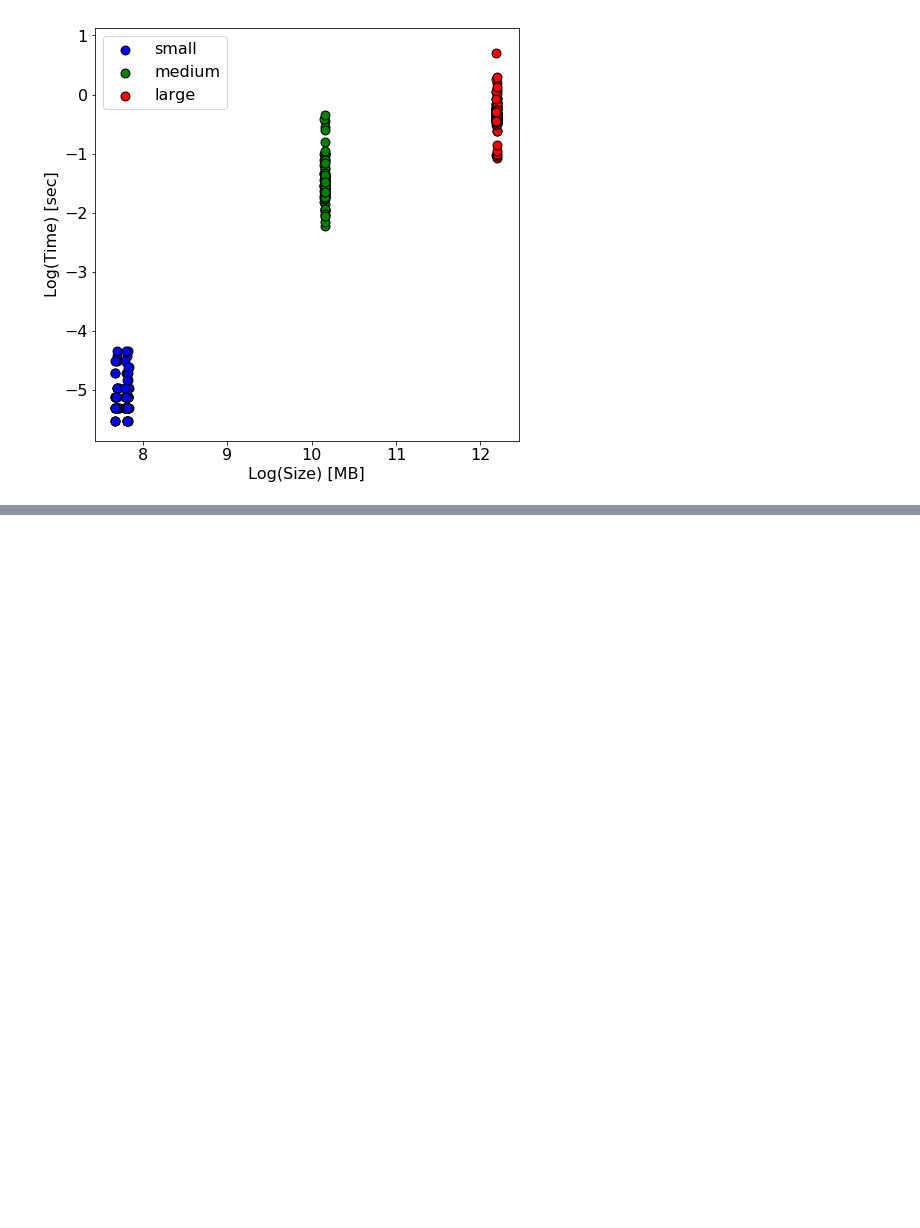
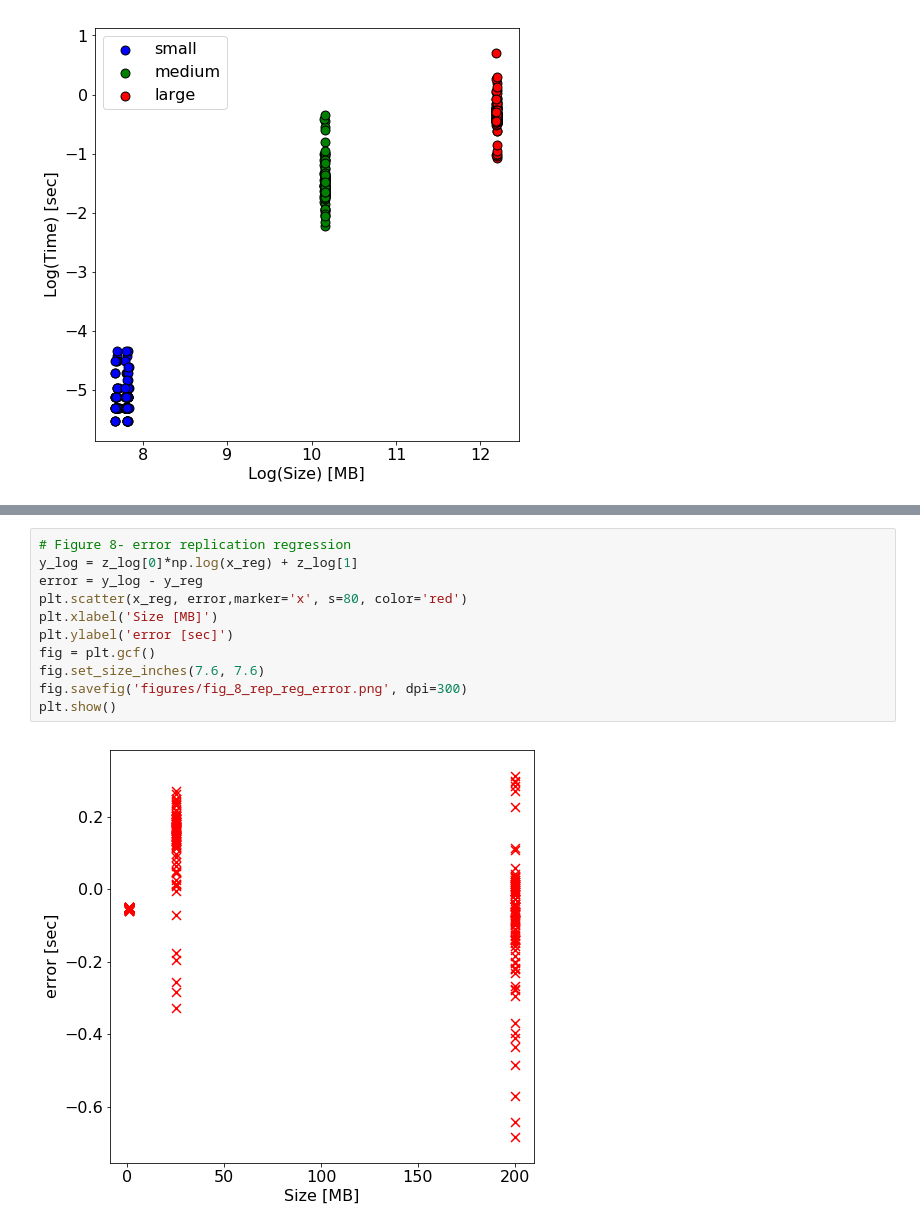
Before and after one commit to g-kakareko/Erasure-vs-Replication, a Jupyter notebook: stat.ipynb, the cells around one changed output, grey strips where cells are left out. Cells and saved outputs as stored; diff of their text form; blank space fills up the shorter version.

```diff
--- a/stat.ipynb
+++ b/stat.ipynb
@@ -251,0 +314,13 @@ plt.show()
+# %%
+# Figure 8- error replication regression
+y_log = z_log[0]*np.log(x_reg) + z_log[1]
+error = y_log - y_reg
+plt.scatter(x_reg, error,marker='x', s=80, color='red')
+plt.xlabel('Size [MB]')
+plt.ylabel('error [sec]')
+fig = plt.gcf()
+fig.set_size_inches(7.6, 7.6)
+fig.savefig('figures/fig_8_rep_reg_error.png', dpi=300)
+plt.show()
+# %% [output]
+[figure, added]
```
Also changed, not shown: parts of 10 cells of this notebook, 8 other files.
